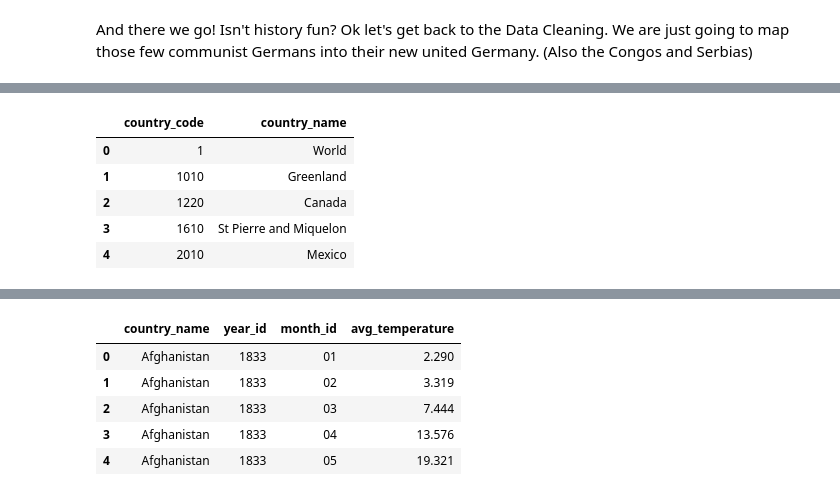
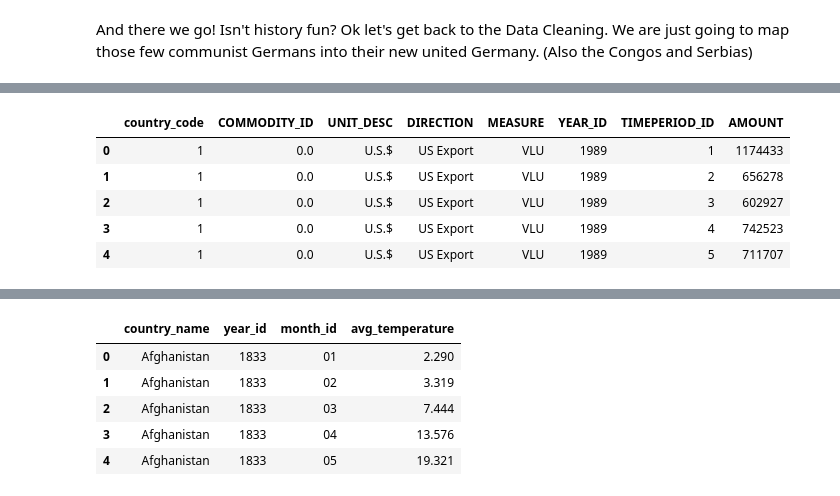
Before and after one commit to GT-Project1-A1/ETL-Group3, a Jupyter notebook: main.ipynb, the cells around one changed output, grey strips where cells are left out. Cells and saved outputs as stored; diff of their text form; code cells hidden in the pictures.

```diff
--- a/main.ipynb
+++ b/main.ipynb
@@ -257,0 +270,11 @@ niraj_df.head()
+# %%
+# Groupby combination of fields (we are going to drop aggregation)
+unique_commodity_df = fish_type_df.groupby(by=["HS_CODE", "COMMODITY_DESC","FISH_TYPE"]).agg({'AMOUNT': 'sum'})
+# Drop Aggregation
+unique_commodity_df = unique_commodity_df.drop(columns=["AMOUNT"])
+# Reset Index Twice
+unique_commodity_df.reset_index(inplace=True) #First to get indexes back to fields
+unique_commodity_df.reset_index(inplace=True) #Second to extract index
+# Rename Index to commodity_id
+unique_commodity_df.rename({"index":"COMMODITY_ID"},axis="columns", inplace=True)
+unique_commodity_df.head()
@@ -257,0 +288,4 @@ niraj_df.head()
+# %%
+# Now we want to merge this into a new, fully expanded DataFrame using our HS_CODE amd COMMODITY_DESC as indexes
+super_commercial_df = pd.merge(left=commercial_df, right=unique_commodity_df, how="left", on=["HS_CODE", "COMMODITY_DESC"])
+super_commercial_df.head()
@@ -260,14 +306,19 @@ niraj_df.head()
 # %%
-# Country Table
-country_df = niraj_df.groupby(['GEOGRAPHY_CODE', 'GEOGRAPHY_DESC']).agg({'AMOUNT': 'sum'})
+# The columns we want are keys of the dict
+country_cols = list(commercial_renamer.keys())
+# Group the Super Commercial Dataset by desired columns (we will drop aggregation)
+country_df = super_commercial_df.groupby(by=country_cols).agg({'AMOUNT': 'sum'})
+# Drop Aggregation
 country_df = country_df.drop(columns=["AMOUNT"])
+# Return indices to Fields
 country_df.reset_index(inplace=True)
+# Rename Fields in Final DataFrame
 country_df_final = country_df.rename(mapper=country_renamer, axis=1)
 country_df_final.head()
 # %% [output]
-|  | country_code | country_name |
-| 0 | 1 | World |
-| 1 | 1010 | Greenland |
-| 2 | 1220 | Canada |
-| 3 | 1610 | St Pierre and Miquelon |
-| 4 | 2010 | Mexico |
+|  | country_code | COMMODITY_ID | UNIT_DESC | DIRECTION | MEASURE | YEAR_ID | TIMEPERIOD_ID | AMOUNT |
+| 0 | 1 | 0.0 | U.S.$ | US Export | VLU | 1989 | 1 | 1174433 |
+| 1 | 1 | 0.0 | U.S.$ | US Export | VLU | 1989 | 2 | 656278 |
+| 2 | 1 | 0.0 | U.S.$ | US Export | VLU | 1989 | 3 | 602927 |
+| 3 | 1 | 0.0 | U.S.$ | US Export | VLU | 1989 | 4 | 742523 |
+| 4 | 1 | 0.0 | U.S.$ | US Export | VLU | 1989 | 5 | 711707 |
```
Also changed, not shown: parts of 37 cells of this notebook, 5 other files.
